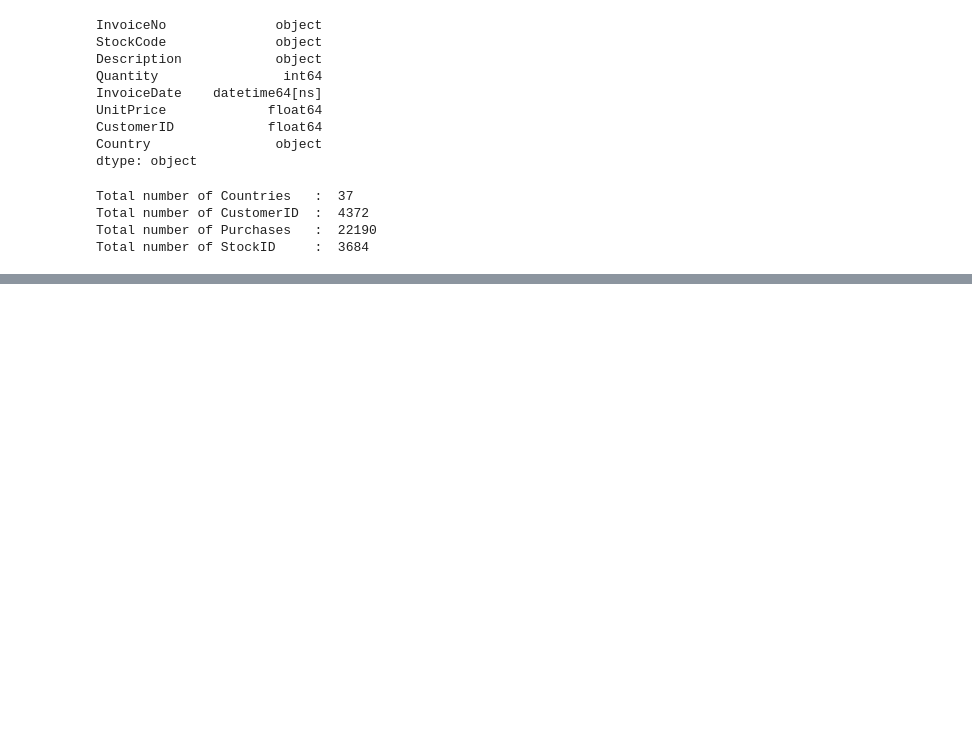
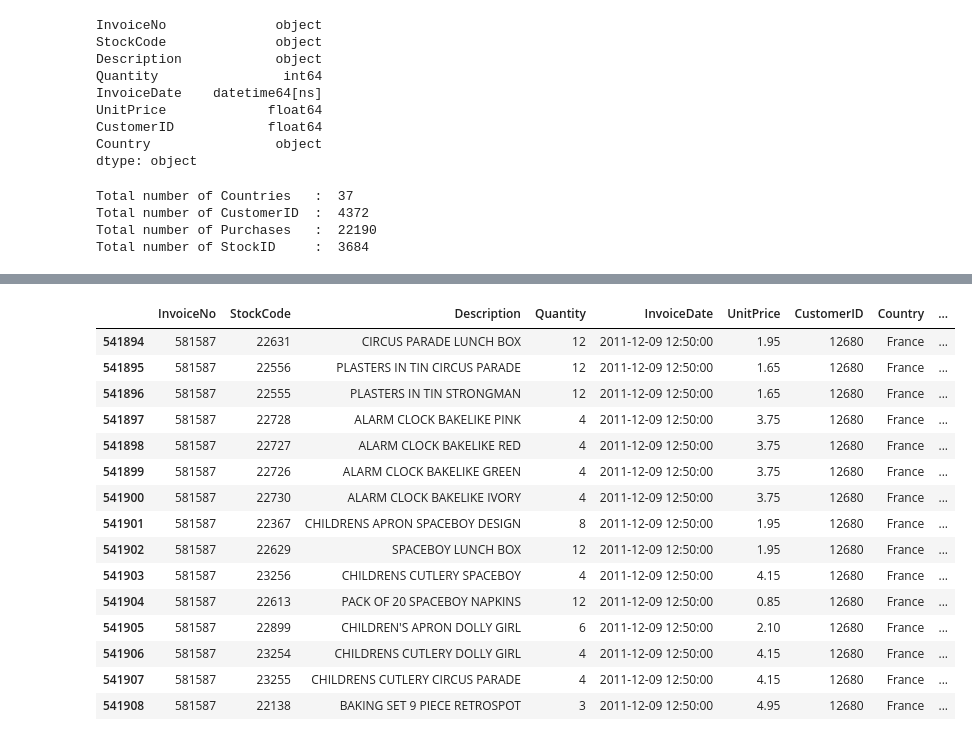
Before and after one commit to HassanSaeed-Projects/Customer-Segmentation-Loyality-analysis, a Jupyter notebook: Data preparation.ipynb, the cells around one changed output, grey strips where cells are left out. Cells and saved outputs as stored; diff of their text form; code cells hidden in the pictures; blank space fills up the shorter version.

Commit message:
Analysing dataset in python and storing as xlsx file

```diff
--- a/Data preparation.ipynb
+++ b/Data preparation.ipynb
@@ -145,0 +164,8 @@ main_df.loc[main_df.CancledOrder == 1, :].head()
+# %%
+df_cleaned.drop(entry_to_remove, axis = 0, inplace = True)
+df_cleaned.drop(doubtfull_entry, axis = 0, inplace = True)
+remaining_entries = df_cleaned[(df_cleaned['Quantity'] < 0) & (df_cleaned['StockCode'] != 'D')]
+print("nb of entries to delete: {}".format(remaining_entries.shape[0]))
+remaining_entries[:5]
+
+# Credits to FABIENDANIEL. Source Kaggle
@@ -145,0 +180,3 @@ main_df.loc[main_df.CancledOrder == 1, :].head()
+# %%
+df_cleaned.CustomerID = df_cleaned.CustomerID.astype('int64')
+df_cleaned.reset_index(drop=True, inplace=True)
@@ -145,0 +198,17 @@ main_df.loc[main_df.CancledOrder == 1, :].head()
+# %%
+RFM_df = df_cleaned.copy()
+# %%
+# Updating the dates to make data as new as possible.
+# This is nothing to do with the analysis, it only gives makes the data more recent and feel more realistic
+from datetime import timedelta, date
+
+# We will be subtracting every date from max date + 1. so that we have recent date.
+max_date = max(RFM_df.InvoiceDate + timedelta(days=1))
+
+# we will be subtracting difference_of_date from today date
+difference_of_date = (max_date - RFM_df.InvoiceDate)
+
+# saving the new dates and removing previous dates
+RFM_df.InvoiceDate = pd.to_datetime(date.today()) - difference_of_date
+
+RFM_df.head()
@@ -145,0 +242,19 @@ main_df.loc[main_df.CancledOrder == 1, :].head()
+# %%
+RFM_df.loc[(RFM_df.InvoiceDate == max(RFM_df.InvoiceDate)), :]
+# %% [output]
+|  | InvoiceNo | StockCode | Description | Quantity | InvoiceDate | UnitPrice | CustomerID | Country | ... |
+| 541894 | 581587 | 22631 | CIRCUS PARADE LUNCH BOX | 12 | 2011-12-09 12:50:00 | 1.95 | 12680 | France | ... |
+| 541895 | 581587 | 22556 | PLASTERS IN TIN CIRCUS PARADE | 12 | 2011-12-09 12:50:00 | 1.65 | 12680 | France | ... |
+| 541896 | 581587 | 22555 | PLASTERS IN TIN STRONGMAN | 12 | 2011-12-09 12:50:00 | 1.65 | 12680 | France | ... |
+| 541897 | 581587 | 22728 | ALARM CLOCK BAKELIKE PINK | 4 | 2011-12-09 12:50:00 | 3.75 | 12680 | France | ... |
+| 541898 | 581587 | 22727 | ALARM CLOCK BAKELIKE RED | 4 | 2011-12-09 12:50:00 | 3.75 | 12680 | France | ... |
+| 541899 | 581587 | 22726 | ALARM CLOCK BAKELIKE GREEN | 4 | 2011-12-09 12:50:00 | 3.75 | 12680 | France | ... |
+| 541900 | 581587 | 22730 | ALARM CLOCK BAKELIKE IVORY | 4 | 2011-12-09 12:50:00 | 3.75 | 12680 | France | ... |
+| 541901 | 581587 | 22367 | CHILDRENS APRON SPACEBOY DESIGN | 8 | 2011-12-09 12:50:00 | 1.95 | 12680 | France | ... |
+| 541902 | 581587 | 22629 | SPACEBOY LUNCH BOX | 12 | 2011-12-09 12:50:00 | 1.95 | 12680 | France | ... |
+| 541903 | 581587 | 23256 | CHILDRENS CUTLERY SPACEBOY | 4 | 2011-12-09 12:50:00 | 4.15 | 12680 | France | ... |
+| 541904 | 581587 | 22613 | PACK OF 20 SPACEBOY NAPKINS | 12 | 2011-12-09 12:50:00 | 0.85 | 12680 | France | ... |
+| 541905 | 581587 | 22899 | CHILDREN'S APRON DOLLY GIRL | 6 | 2011-12-09 12:50:00 | 2.10 | 12680 | France | ... |
+| 541906 | 581587 | 23254 | CHILDRENS CUTLERY DOLLY GIRL | 4 | 2011-12-09 12:50:00 | 4.15 | 12680 | France | ... |
+| 541907 | 581587 | 23255 | CHILDRENS CUTLERY CIRCUS PARADE | 4 | 2011-12-09 12:50:00 | 4.15 | 12680 | France | ... |
+| 541908 | 581587 | 22138 | BAKING SET 9 PIECE RETROSPOT | 3 | 2011-12-09 12:50:00 | 4.95 | 12680 | France | ... |
```
Also changed, not shown: parts of 9 cells of this notebook, 4 other files.
